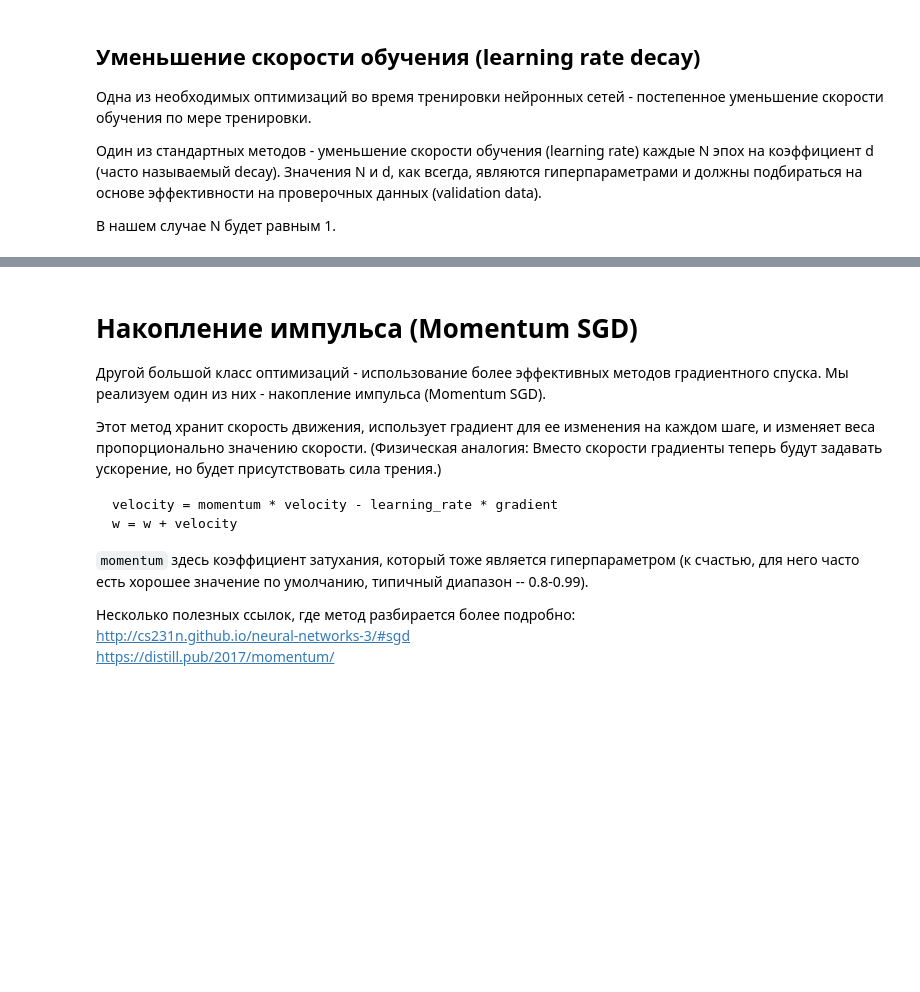
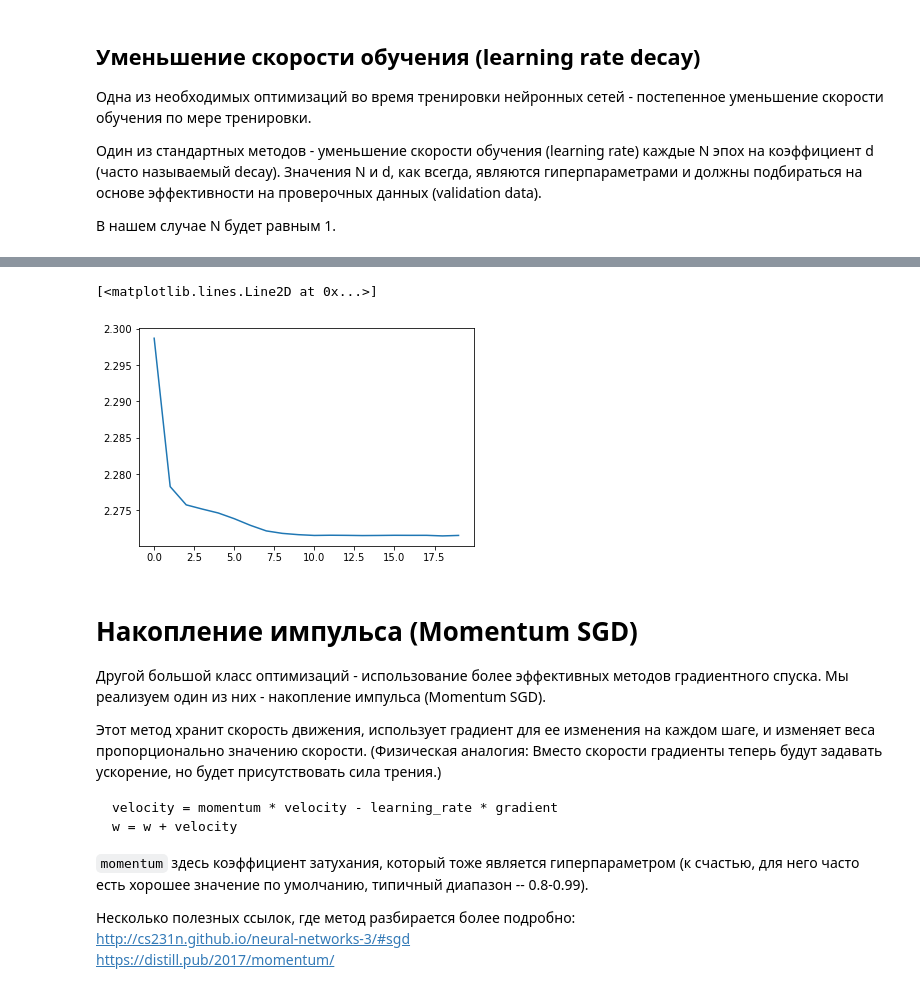
Before and after one commit to nidemidovich/to_the_moon, a Jupyter notebook: dlcourse/assignment2/Neural Network.ipynb, the cells around one changed output, grey strips where cells are left out. Drawn from its saved outputs; the diff is of its cells as text; code cells hidden in the pictures; blank space fills up the shorter version.

```diff
--- a/dlcourse/assignment2/Neural Network.ipynb
+++ b/dlcourse/assignment2/Neural Network.ipynb
@@ -174,3 +230,8 @@ assert trainer.learning_rate > 0.5*initial_learning_rate, "Learning rate shouldn
+# %%
+plt.plot(loss_history)
+# %% [output]
+[<matplotlib.lines.Line2D at 0x...>]
+[figure, added]
 # %% [markdown]
 # Накопление импульса (Momentum SGD)
 
```
Also changed, not shown: parts of 12 cells of this notebook, 2 other files.
